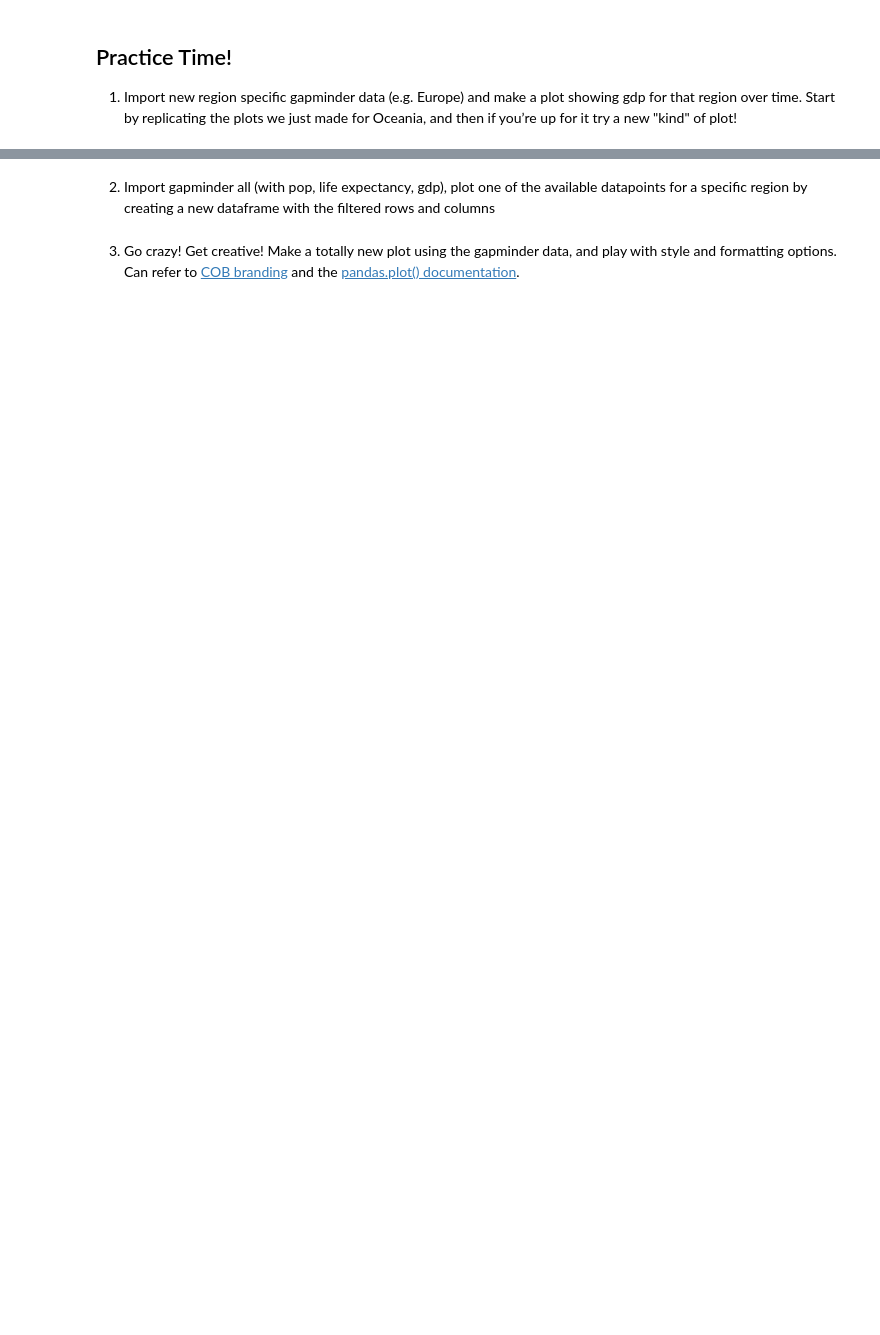
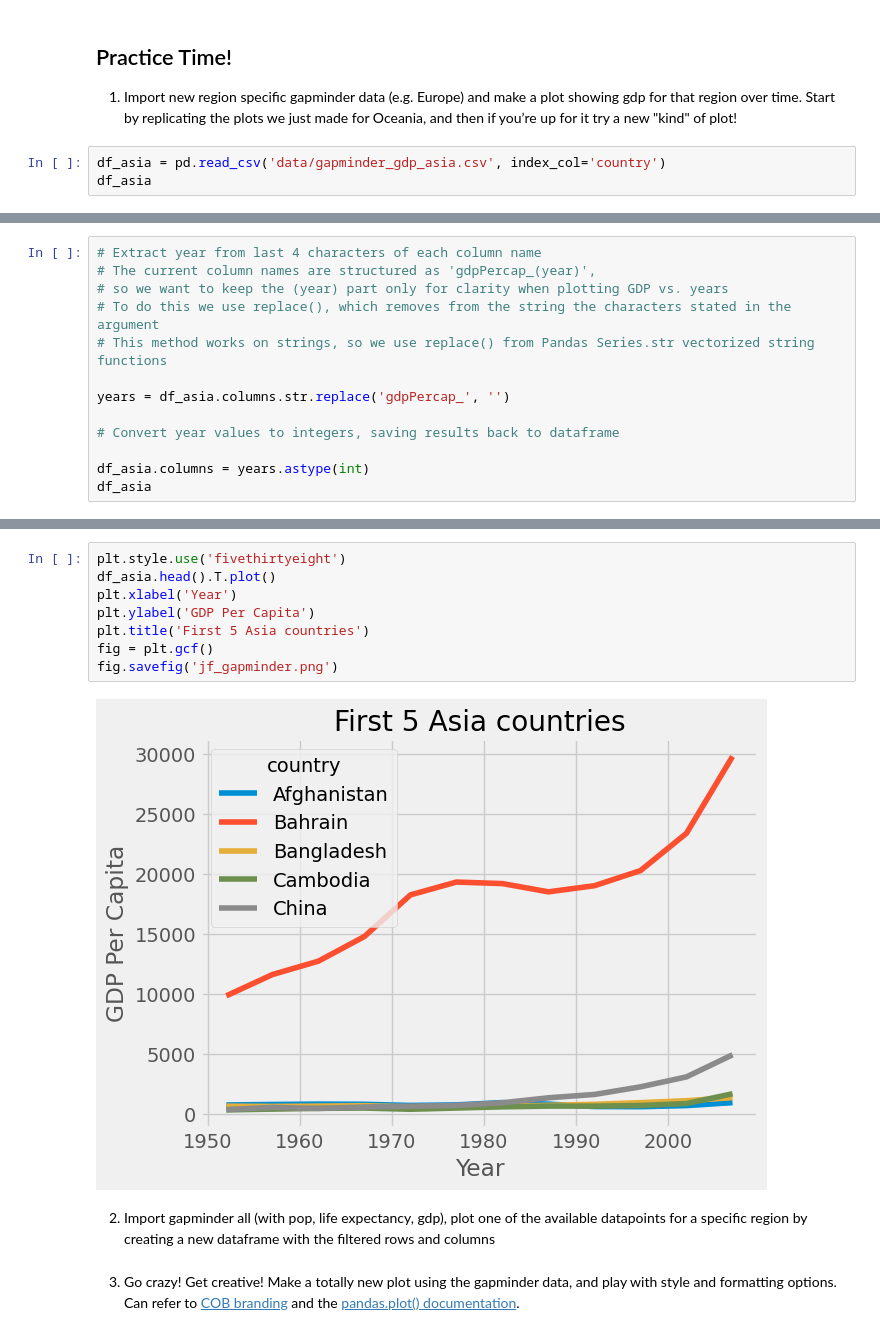
Before and after one commit to JennaFlan2426/DataCulturePilot, a Jupyter notebook: plotting-practice.ipynb, the cells around one changed output, grey strips where cells are left out. Saved outputs shown, nothing was run; the diff lists cells and outputs as text; blank space fills up the shorter version.

```diff
--- a/plotting-practice.ipynb
+++ b/plotting-practice.ipynb
@@ -76,3 +106,6 @@ fig.savefig('my_figure.png')
 # %% [markdown]
 ## Practice Time!
 1. Import new region specific gapminder data (e.g. Europe) and make a plot showing gdp for that region over time. Start by replicating the plots we just made for Oceania, and then if you’re up for it try a new "kind" of plot!
+# %%
+df_asia = pd.read_csv('data/gapminder_gdp_asia.csv', index_col='country')
+df_asia
@@ -78,0 +131,13 @@ fig.savefig('my_figure.png')
+# %%
+# Extract year from last 4 characters of each column name
+# The current column names are structured as 'gdpPercap_(year)',
+# so we want to keep the (year) part only for clarity when plotting GDP vs. years
+# To do this we use replace(), which removes from the string the characters stated in the argument
+# This method works on strings, so we use replace() from Pandas Series.str vectorized string functions
+
+years = df_asia.columns.str.replace('gdpPercap_', '')
+
+# Convert year values to integers, saving results back to dataframe
+
+df_asia.columns = years.astype(int)
+df_asia
@@ -79,3 +163,13 @@ fig.savefig('my_figure.png')
+# %%
+plt.style.use('fivethirtyeight')
+df_asia.head().T.plot()
+plt.xlabel('Year')
+plt.ylabel('GDP Per Capita')
+plt.title('First 5 Asia countries')
+fig = plt.gcf()
+fig.savefig('jf_gapminder.png')
+# %% [output]
+[figure, added]
 # %% [markdown]
 2. Import gapminder all (with pop, life expectancy, gdp), plot one of the available datapoints for a specific region by creating a new dataframe with the filtered rows and columns
 # %% [markdown]
```
Also changed, not shown: parts of 10 cells of this notebook, 2 other files.
